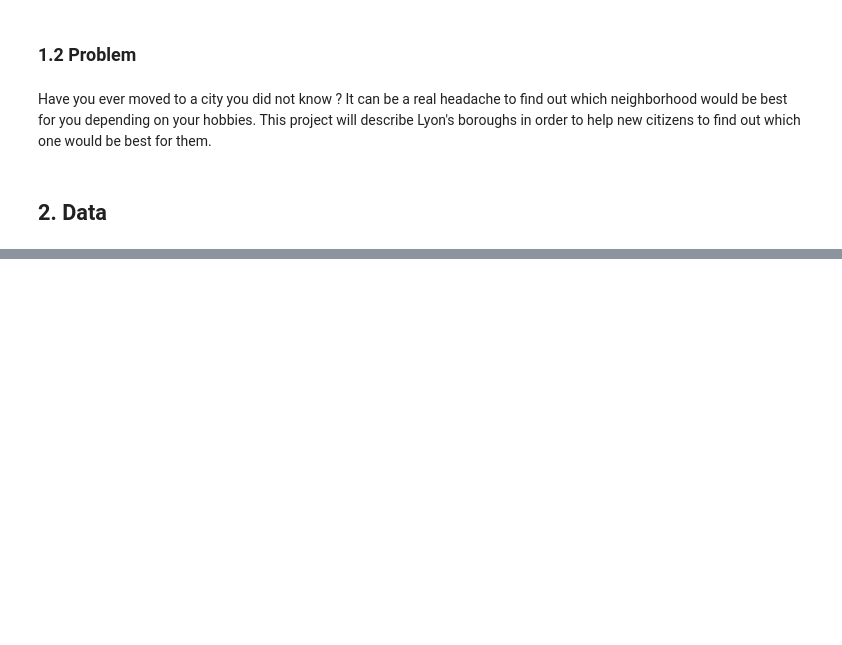
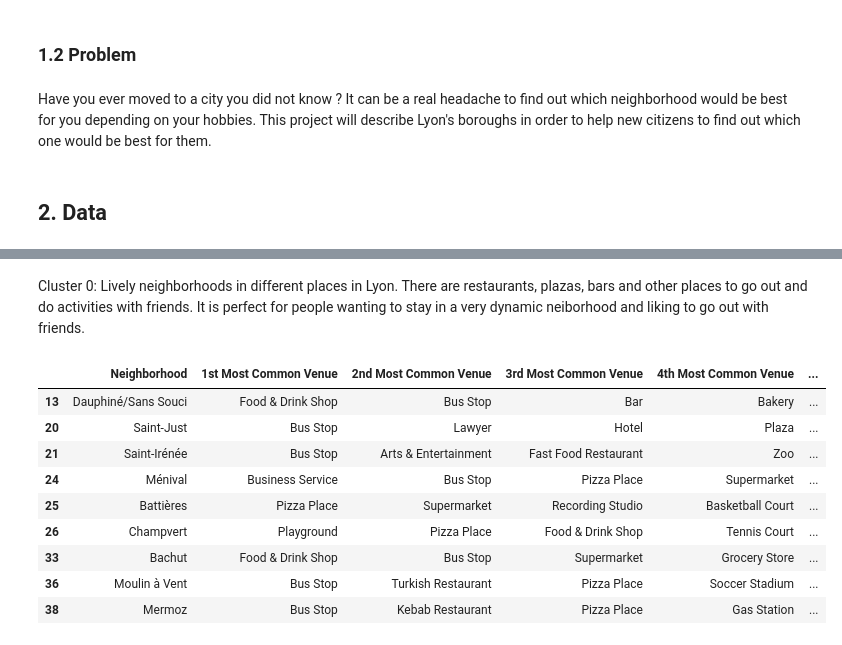
Before and after one commit to jvvallee/Coursera_Capstone, a Jupyter notebook: Discovering Lyon (France).ipynb, the cells around one changed output, grey strips where cells are left out. Saved outputs shown, nothing was run; the diff lists cells and outputs as text; code cells hidden in the pictures; blank space fills up the shorter version.

```diff
--- a/Discovering Lyon (France).ipynb
+++ b/Discovering Lyon (France).ipynb
@@ -37,0 +400,15 @@ Note that we will not be taking restaurants, hotels and shops into account as th
+# %% [markdown]
+Cluster 0: Lively neighborhoods in different places in Lyon. There are restaurants, plazas, bars and other places to go out and do activities with friends. It is perfect for people wanting to stay in a very dynamic neiborhood and liking to go out with friends.
+# %%
+final_df.loc[final_df['Cluster Labels'] == 1, final_df.columns[[0] + list(range(5, final_df.shape[1]))]]
+# %% [output]
+|  | Neighborhood | 1st Most Common Venue | 2nd Most Common Venue | 3rd Most Common Venue | 4th Most Common Venue | ... |
+| 13 | Dauphiné/Sans Souci | Food & Drink Shop | Bus Stop | Bar | Bakery | ... |
+| 20 | Saint-Just | Bus Stop | Lawyer | Hotel | Plaza | ... |
+| 21 | Saint-Irénée | Bus Stop | Arts & Entertainment | Fast Food Restaurant | Zoo | ... |
+| 24 | Ménival | Business Service | Bus Stop | Pizza Place | Supermarket | ... |
+| 25 | Battières | Pizza Place | Supermarket | Recording Studio | Basketball Court | ... |
+| 26 | Champvert | Playground | Pizza Place | Food & Drink Shop | Tennis Court | ... |
+| 33 | Bachut | Food & Drink Shop | Bus Stop | Supermarket | Grocery Store | ... |
+| 36 | Moulin à Vent | Bus Stop | Turkish Restaurant | Pizza Place | Soccer Stadium | ... |
+| 38 | Mermoz | Bus Stop | Kebab Restaurant | Pizza Place | Gas Station | ... |
```
Also changed, not shown: parts of 31 cells of this notebook, 1 other file.
